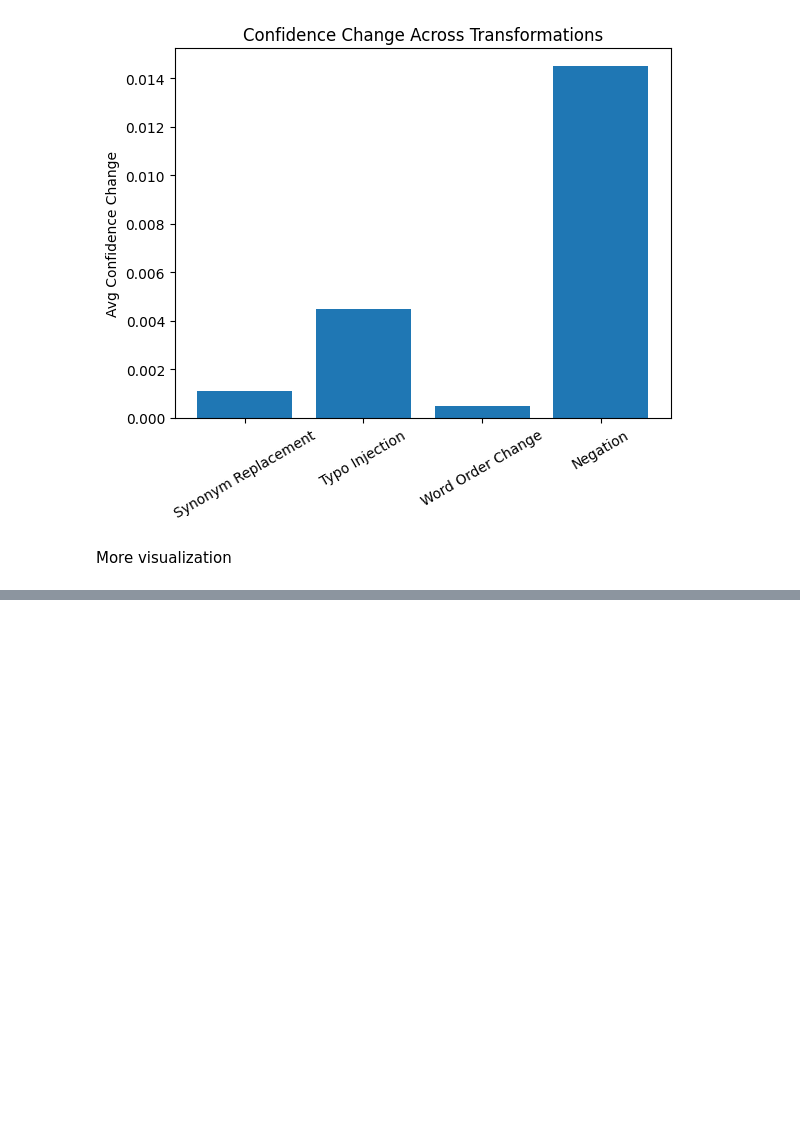
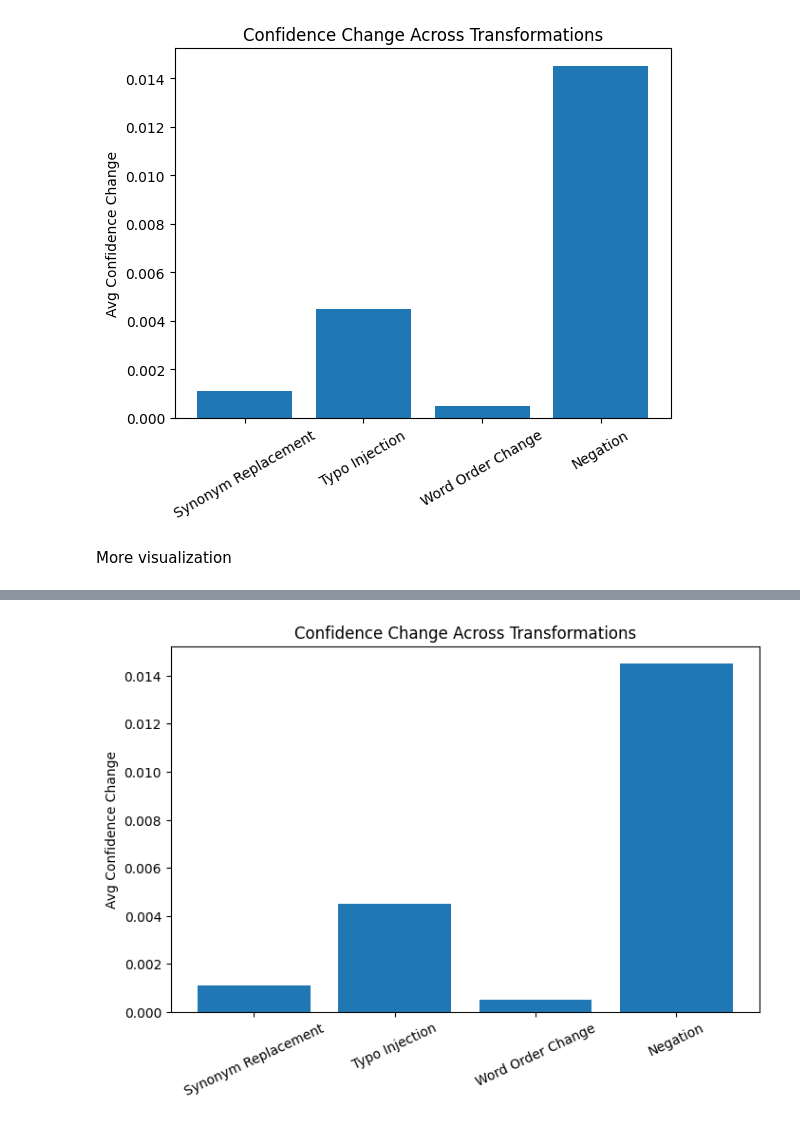
Before and after one commit to sowjanyakaranam/Sentiment_Metamorphic_Testing, a Jupyter notebook: Sentiment_Metamorphic_Testing_Experiment.ipynb, the cells around one changed output, grey strips where cells are left out. Drawn from its saved outputs; the diff is of its cells as text; code cells hidden in the pictures; blank space fills up the shorter version.

```diff
--- a/Sentiment_Metamorphic_Testing_Experiment.ipynb
+++ b/Sentiment_Metamorphic_Testing_Experiment.ipynb
@@ -401,0 +426,10 @@ violation_examples
+# %%
+plt.figure(figsize=(8,5))
+plt.bar(summary_df["Transformation"], summary_df["Avg Confidence Change"])
+plt.ylabel("Avg Confidence Change")
+plt.title("Confidence Change Across Transformations")
+plt.xticks(rotation=25)
+plt.savefig("results/figure_2_confidence_change.png", dpi=300, bbox_inches="tight")
+plt.show()
+# %% [output]
+[figure, added]
```
Also changed, not shown: parts of 12 cells of this notebook.
